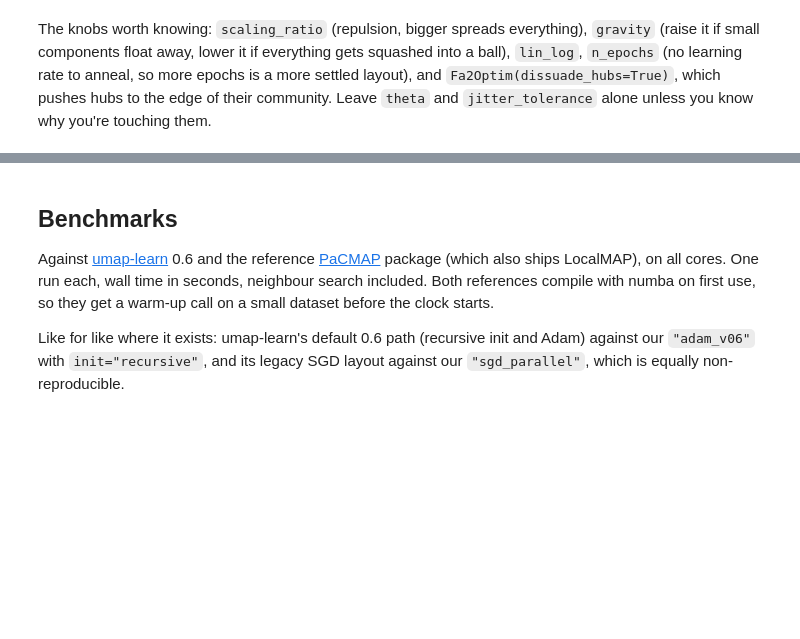
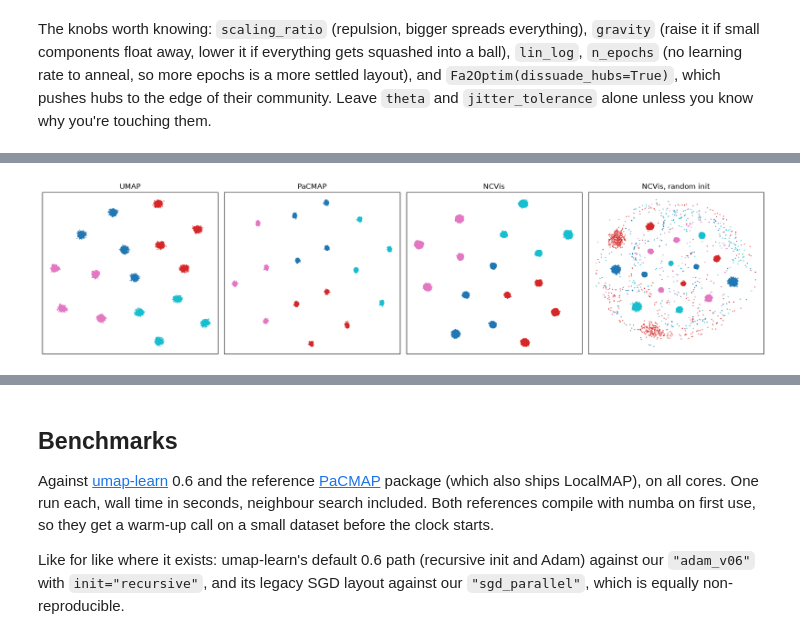
Before and after one commit to GregorLueg/manifolds-rs, a Jupyter notebook: python/docs/vignettes/umap_pacmap.ipynb, the cells around one changed output, grey strips where cells are left out. Saved outputs shown, nothing was run; the diff lists cells and outputs as text; code cells hidden in the pictures; blank space fills up the shorter version.

```diff
--- a/python/docs/vignettes/umap_pacmap.ipynb
+++ b/python/docs/vignettes/umap_pacmap.ipynb
@@ -552,0 +575,10 @@ you're touching them.
+# %%
+hier_ncvis = {
+    "UMAP": hier["UMAP"],
+    "PaCMAP": hier["PaCMAP"],
+    "NCVis": mf.NCVis().fit_transform(X_hier),
+    "NCVis, random init": mf.NCVis(init="random").fit_transform(X_hier),
+}
+panels(hier_ncvis, supergroup)
+# %% [output]
+[figure, added]
```
Also changed, not shown: parts of 18 cells of this notebook, 1 other file.
